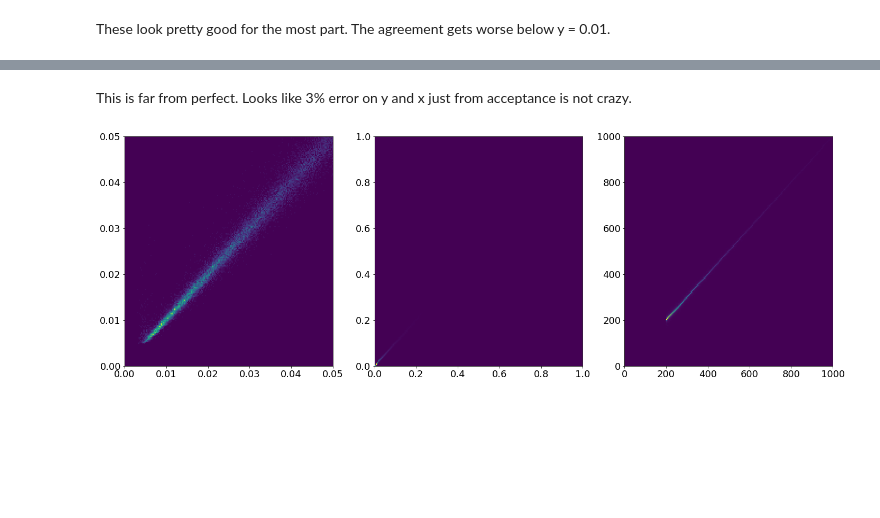
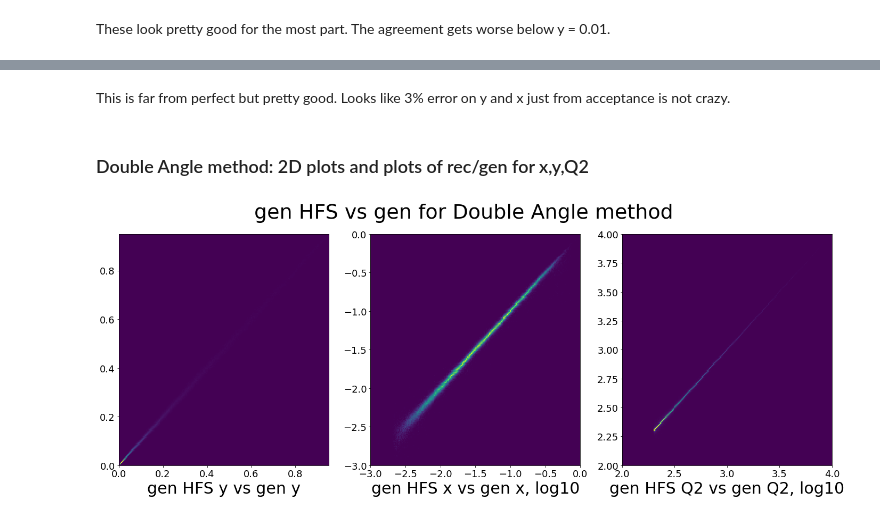
Before and after one commit to owen234/DIS-reco, a Jupyter notebook: gen-hfs-validation.ipynb, the cells around one changed output, grey strips where cells are left out. Cells and saved outputs as stored; diff of their text form; code cells hidden in the pictures; blank space fills up the shorter version.

```diff
--- a/gen-hfs-validation.ipynb
+++ b/gen-hfs-validation.ipynb
@@ -67,6 +69,10 @@ mc
 def calc_gen_vals_of_xyQ2_from_gen_HFS( df ):
 
     temp = df
+
+    temp['log10_gen_x'] = np.log10( temp['gen_x'] )
+    temp['log10_gen_Q2'] = np.log10( temp['gen_Q2'] )
+
 
     temp.eval( 'Sigma__gen_HFS = gen_HFS_e - gen_HFS_pz', inplace=True )
     temp.eval( 'T__gen_HFS = gen_HFS_pt', inplace=True )
@@ -86,9 +92,14 @@ def calc_gen_vals_of_xyQ2_from_gen_HFS( df ):
     temp.eval('xratio_sigma__gen_HFS = x_sigma__gen_HFS / gen_x', inplace=True )
     temp.eval('Q2ratio_sigma__gen_HFS = Q2_sigma__gen_HFS / gen_Q2', inplace=True )
 
+    temp['log10_x_sigma__gen_HFS'] = np.log10( temp['x_sigma__gen_HFS'])
+    temp['log10_Q2_sigma__gen_HFS'] = np.log10( temp['Q2_sigma__gen_HFS'])
+
+
+
 
    #-- DA
-    temp['gen_e_tan_theta_over_2'] = np.tan(df['gen_e_theta']/2.)
+    temp['gen_e_tan_theta_over_2'] = np.tan(temp['gen_e_theta']/2.)
     temp.eval( 'y_da__gen_HFS = tan_gamma_over_2__gen_HFS/(tan_gamma_over_2__gen_HFS + gen_e_tan_theta_over_2)', inplace=True)
 
     temp.eval( 'Q2_da__gen_HFS = 4 * %f * %f * (1./gen_e_tan_theta_over_2) / (tan_gamma_over_2__gen_HFS + gen_e_tan_theta_over_2)' % (ebeam_e, ebeam_e), inplace=True)
@@ -98,6 +109,10 @@ def calc_gen_vals_of_xyQ2_from_gen_HFS( df ):
     temp.eval('yratio_da__gen_HFS = y_da__gen_HFS / gen_y', inplace=True )
     temp.eval('xratio_da__gen_HFS = x_da__gen_HFS / gen_x', inplace=True )
     temp.eval('Q2ratio_da__gen_HFS = Q2_da__gen_HFS / gen_Q2', inplace=True )
+
+    temp['log10_x_da__gen_HFS'] = np.log10( temp['x_da__gen_HFS'])
+    temp['log10_Q2_da__gen_HFS'] = np.log10( temp['Q2_da__gen_HFS'])
+
 
 
 
@@ -112,6 +127,11 @@ def calc_gen_vals_of_xyQ2_from_gen_HFS( df ):
     temp.eval('xratio_h__gen_HFS = x_h__gen_HFS / gen_x', inplace=True )
     temp.eval('Q2ratio_h__gen_HFS = Q2_h__gen_HFS / gen_Q2', inplace=True )
 
+    temp = temp.query('x_h__gen_HFS>0')
+    temp = temp.query('Q2_h__gen_HFS>0')
+    temp['log10_x_h__gen_HFS'] = np.log10( temp['x_h__gen_HFS'])
+    temp['log10_Q2_h__gen_HFS'] = np.log10( temp['Q2_h__gen_HFS'])
+
 
     return temp
 # %%
@@ -200,12 +245,21 @@ plt.show()
 # %% [markdown]
-This is far from perfect.  Looks like 3% error on y and x just from acceptance is not crazy.
+This is far from perfect but pretty good.  Looks like 3% error on y and x just from acceptance is not crazy.
+# %% [markdown]
+### Double Angle method: 2D plots and plots of rec/gen for x,y,Q2
 # %%
 fig,ax = plt.subplots(1,3,figsize=(24,8))
 ax = ax.flatten()
-ax[0].hist2d(mc['gen_y'],mc['y_da__gen_HFS'], range = ([0,0.05],[0,0.05]), bins=200)
-ax[1].hist2d(mc['gen_x'],mc['x_da__gen_HFS'], range = ([0,1],[0,1]), bins=200)
-ax[2].hist2d(mc['gen_Q2'],mc['Q2_da__gen_HFS'], range = ([0,1000],[0,1000]), bins=200)
+ax[0].hist2d(mc['gen_y'],mc['y_da__gen_HFS'], range = ([0,0.95],[0,0.95]), bins=200)
+ax[1].hist2d(mc['log10_gen_x'],mc['log10_x_da__gen_HFS'], range = ([-3,0],[-3,0]), bins=200)
+ax[2].hist2d(mc['log10_gen_Q2'],mc['log10_Q2_da__gen_HFS'], range = ([2,4],[2,4]), bins=200)
+
+ax[0].set_xlabel('gen HFS y vs gen y', fontsize=30)
+ax[1].set_xlabel('gen HFS x vs gen x, log10', fontsize=30)
+ax[2].set_xlabel('gen HFS Q2 vs gen Q2, log10', fontsize=30)
+
+fig.suptitle('gen HFS vs gen for Double Angle method', fontsize=38)
+
 plt.show()
 # %% [output]
-[figure, old version]
+[figure, new version]
 # %%
```
Also changed, not shown: parts of 16 cells of this notebook, 1 other file.
